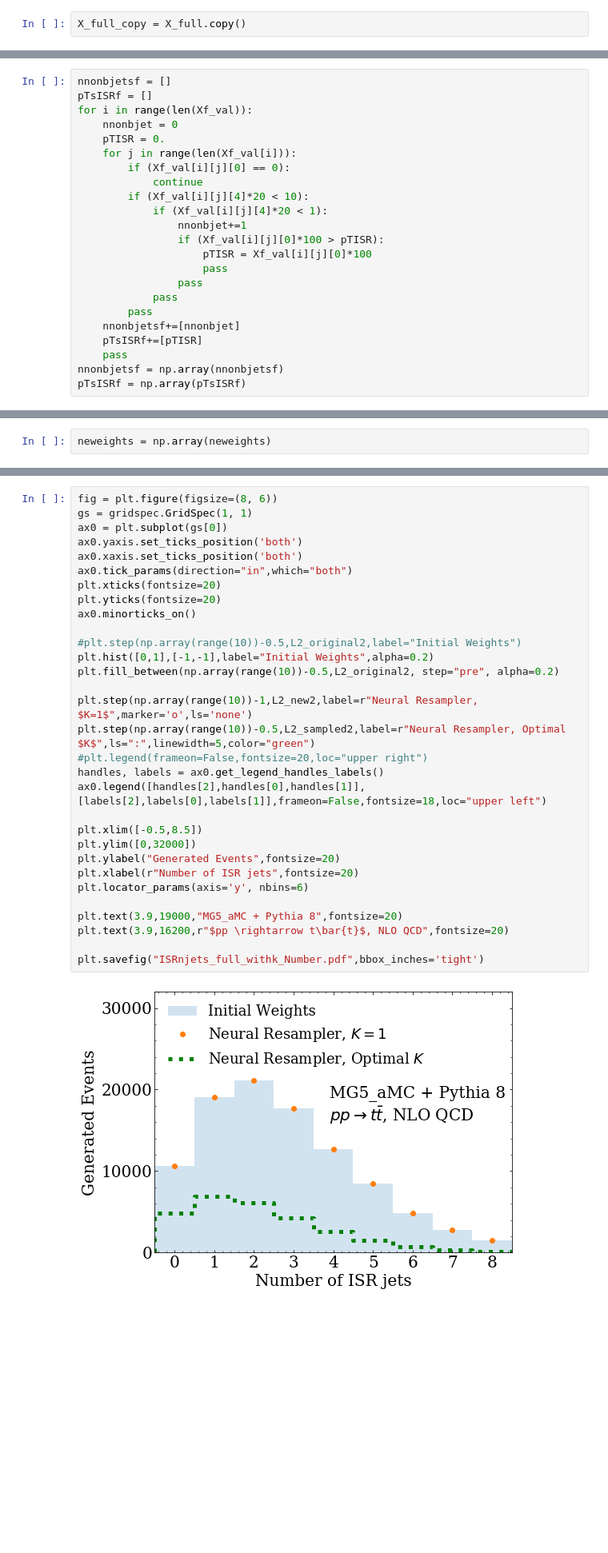
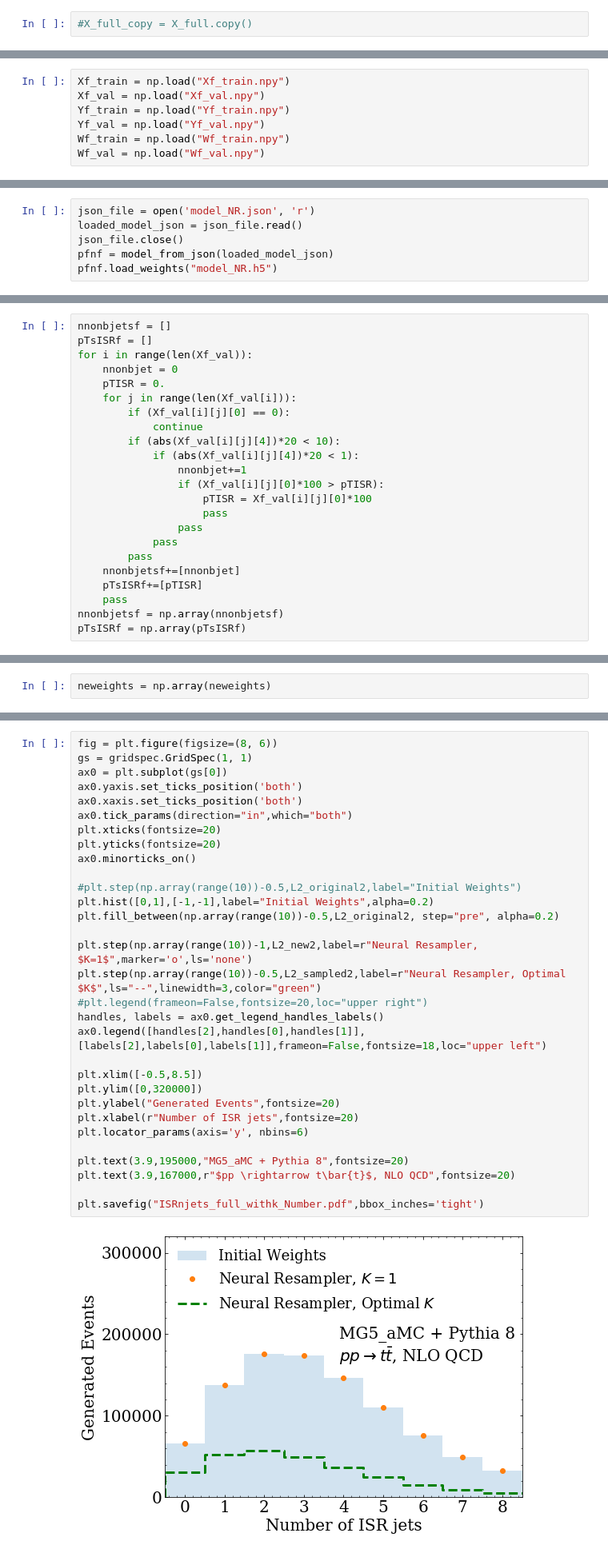
Before and after one commit to bnachman/NeuralPositiveResampler, a Jupyter notebook: TopQuarksExample.ipynb, the cells around one changed output, grey strips where cells are left out. Shown: that part at 80% size. Drawn from its saved outputs; the diff is of its cells as text; blank space fills up the shorter version.

```diff
--- a/TopQuarksExample.ipynb
+++ b/TopQuarksExample.ipynb
@@ -55,3 +52,3 @@ array([13., 14., 13., 14.,  1.,  1.,  0.])
 # %%
-X_full_copy = X_full.copy()
+#X_full_copy = X_full.copy()
 # %%
@@ -83 +101,8 @@ Xf_train, Xf_val, Yf_train, Yf_val, Wf_train, Wf_val = train_test_split(xf_vals,
+# %%
+Xf_train = np.load("Xf_train.npy")
+Xf_val = np.load("Xf_val.npy")
+Yf_train = np.load("Yf_train.npy")
+Yf_val = np.load("Yf_val.npy")
+Wf_train = np.load("Wf_train.npy")
+Wf_val = np.load("Wf_val.npy")
 # %%
@@ -131 +129,7 @@ Epoch 100/100
+# %%
+json_file = open('model_NR.json', 'r')
+loaded_model_json = json_file.read()
+json_file.close()
+pfnf = model_from_json(loaded_model_json)
+pfnf.load_weights("model_NR.h5")
 # %%
@@ -147,8 +148,8 @@ for i in range(len(Xf_val)):
     for j in range(len(Xf_val[i])):
         if (Xf_val[i][j][0] == 0):
             continue
-        if (Xf_val[i][j][4]*20 < 10):
-            if (Xf_val[i][j][4]*20 < 1):
+        if (abs(Xf_val[i][j][4])*20 < 10):
+            if (abs(Xf_val[i][j][4])*20 < 1):
                 nnonbjet+=1
                 if (Xf_val[i][j][0]*100 > pTISR):
                     pTISR = Xf_val[i][j][0]*100
@@ -469,33 +471,33 @@ plt.savefig("ISRnjets_full_withk_sumw2.pdf",bbox_inches='tight')
 # %%
 fig = plt.figure(figsize=(8, 6))
 gs = gridspec.GridSpec(1, 1)
 ax0 = plt.subplot(gs[0])
 ax0.yaxis.set_ticks_position('both')
 ax0.xaxis.set_ticks_position('both')
 ax0.tick_params(direction="in",which="both")
 plt.xticks(fontsize=20)
 plt.yticks(fontsize=20)
 ax0.minorticks_on()
 
 #plt.step(np.array(range(10))-0.5,L2_original2,label="Initial Weights")
 plt.hist([0,1],[-1,-1],label="Initial Weights",alpha=0.2)
 plt.fill_between(np.array(range(10))-0.5,L2_original2, step="pre", alpha=0.2)
 
 plt.step(np.array(range(10))-1,L2_new2,label=r"Neural Resampler, $K=1$",marker='o',ls='none')
-plt.step(np.array(range(10))-0.5,L2_sampled2,label=r"Neural Resampler, Optimal $K$",ls=":",linewidth=5,color="green")
+plt.step(np.array(range(10))-0.5,L2_sampled2,label=r"Neural Resampler, Optimal $K$",ls="--",linewidth=3,color="green")
 #plt.legend(frameon=False,fontsize=20,loc="upper right")
 handles, labels = ax0.get_legend_handles_labels()
 ax0.legend([handles[2],handles[0],handles[1]], [labels[2],labels[0],labels[1]],frameon=False,fontsize=18,loc="upper left")
 
 plt.xlim([-0.5,8.5])
-plt.ylim([0,32000])
+plt.ylim([0,320000])
 plt.ylabel("Generated Events",fontsize=20)
 plt.xlabel(r"Number of ISR jets",fontsize=20)
 plt.locator_params(axis='y', nbins=6)
 
-plt.text(3.9,19000,"MG5_aMC + Pythia 8",fontsize=20)
-plt.text(3.9,16200,r"$pp \rightarrow t\bar{t}$, NLO QCD",fontsize=20)
+plt.text(3.9,195000,"MG5_aMC + Pythia 8",fontsize=20)
+plt.text(3.9,167000,r"$pp \rightarrow t\bar{t}$, NLO QCD",fontsize=20)
 
 plt.savefig("ISRnjets_full_withk_Number.pdf",bbox_inches='tight')
 # %% [output]
-[figure, old version]
+[figure, new version]
```
Also changed, not shown: parts of 19 cells of this notebook, 1 other file.
